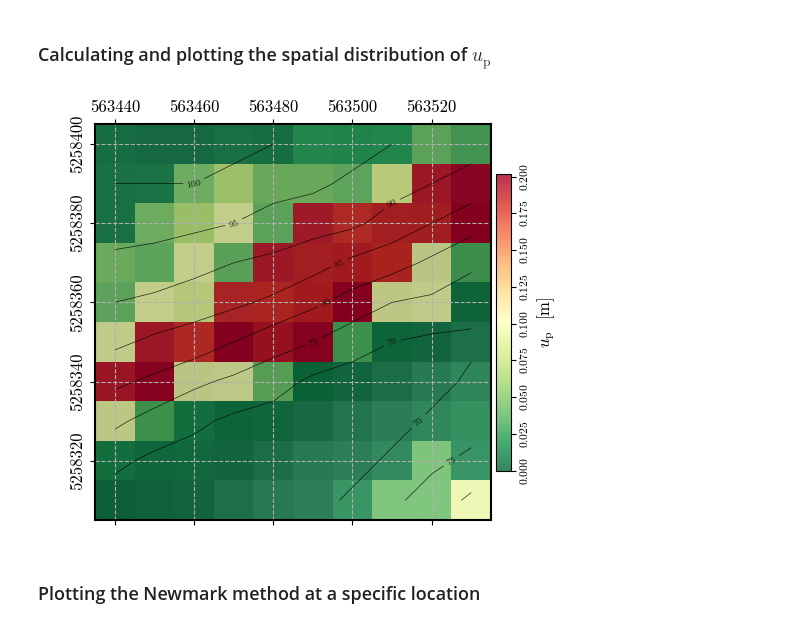
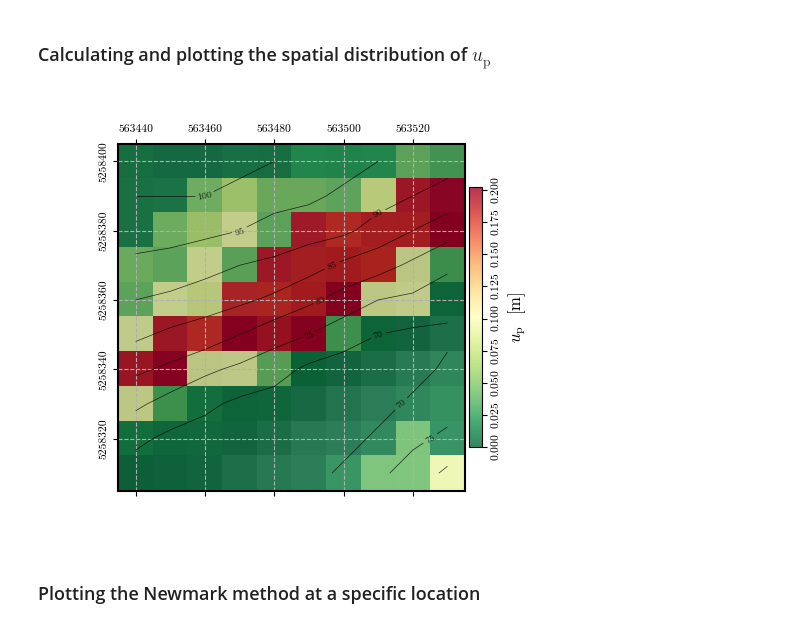
Before and after one commit to AppliedMechanics-EAFIT/slope_stability, a Jupyter notebook: notebooks/infinite_slope_earthquake_spatial.ipynb, the cells around one changed output. Saved outputs shown, nothing was run; the diff lists cells and outputs as text; code cells hidden in the pictures.

```diff
--- a/notebooks/infinite_slope_earthquake_spatial.ipynb
+++ b/notebooks/infinite_slope_earthquake_spatial.ipynb
@@ -20,10 +20,11 @@ if 'google.colab' in str(get_ipython()):
 
 import numpy as np
 import pandas as pd
+import matplotlib as mpl
 import matplotlib.pyplot as plt
 from pynewmarkdisp.newmark import direct_newmark, plot_newmark_integration
 from pynewmarkdisp.infslope import factor_of_safety, get_ky
-from pynewmarkdisp.spatial import *
+from pynewmarkdisp.spatial import load_ascii_raster, map_zones, plot_spatial_field, spatial_newmark, get_idx_at_coords, verify_newmark_at_cell
 from ipywidgets import widgets as wgt
 
 %matplotlib widget
@@ -37,6 +38,7 @@ mpl.rcParams.update(
         "mathtext.fontset": "cm",
         "axes.formatter.use_mathtext": True,
         "axes.unicode_minus": False,
+        "figure.constrained_layout.use": False
     }
 )
 # %% [markdown]
@@ -170,15 +172,15 @@ plt.show()
 # %%
 # Calculating permanent displacements and plotting its spatial distribution
 permanent_disp = spatial_newmark(time, accel, ky, g)
 fig = plot_spatial_field(permanent_disp, dem, spat_ref=header, levels=contours,
                          title="$u_\\mathrm{p}$  [m]", cmap='RdYlGn_r', labelrot=90)
-axis_labels = fig.get_axes()[0].get_xticklabels() + fig.get_axes()[0].get_yticklabels()
-[label.set_fontsize('large') for label in axis_labels]
+# axis_labels = fig.get_axes()[0].get_xticklabels() + fig.get_axes()[0].get_yticklabels()
+# [label.set_fontsize('large') for label in axis_labels]
 fig.canvas.header_visible = False
 fig.canvas.toolbar_position = 'bottom'
 plt.show()
 # %% [output]
-[figure, old version]
+[figure, new version]
 # %% [markdown]
 ### Plotting the Newmark method at a specific location
 # %%
```
Also changed, not shown: parts of 7 cells of this notebook.
